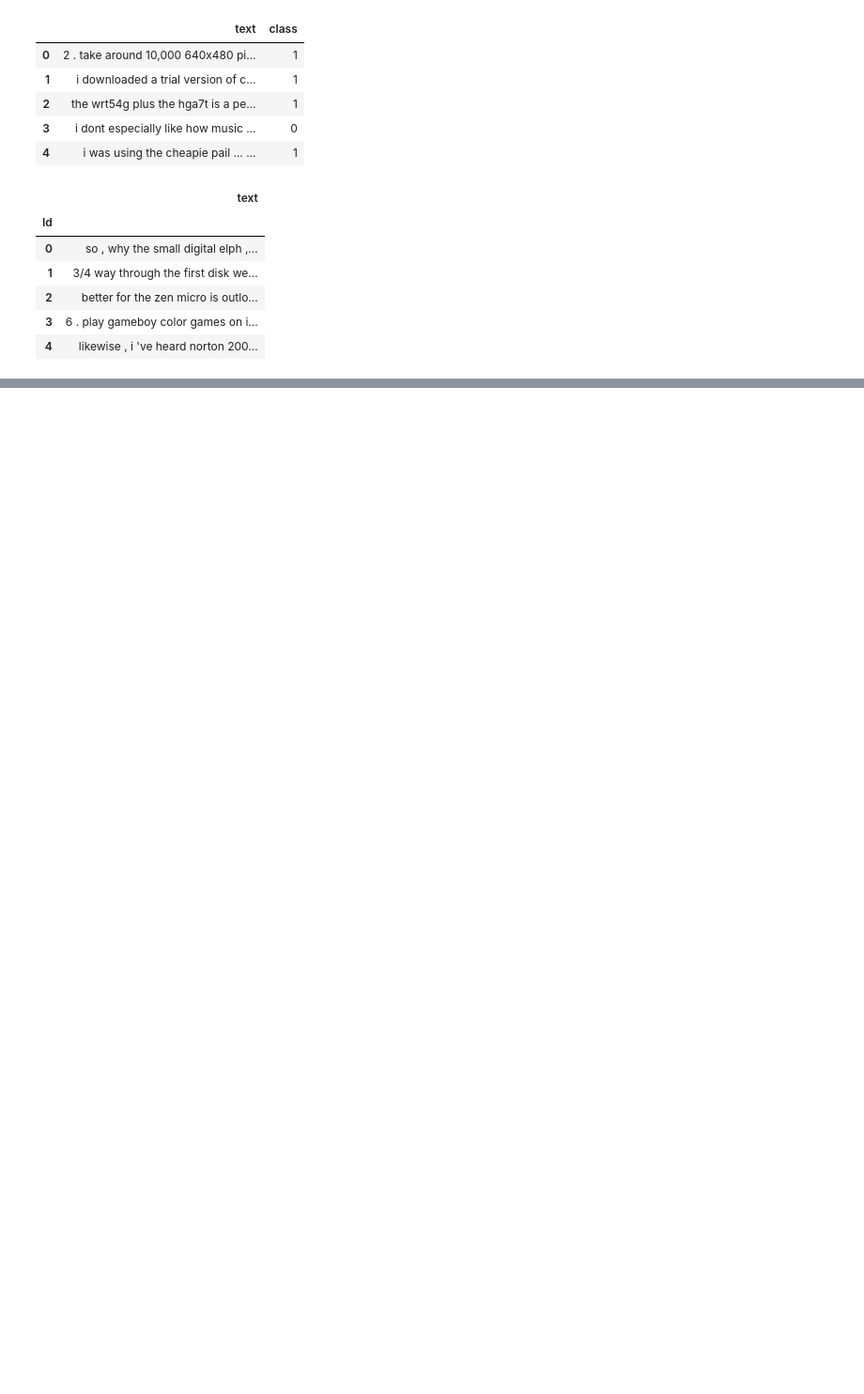
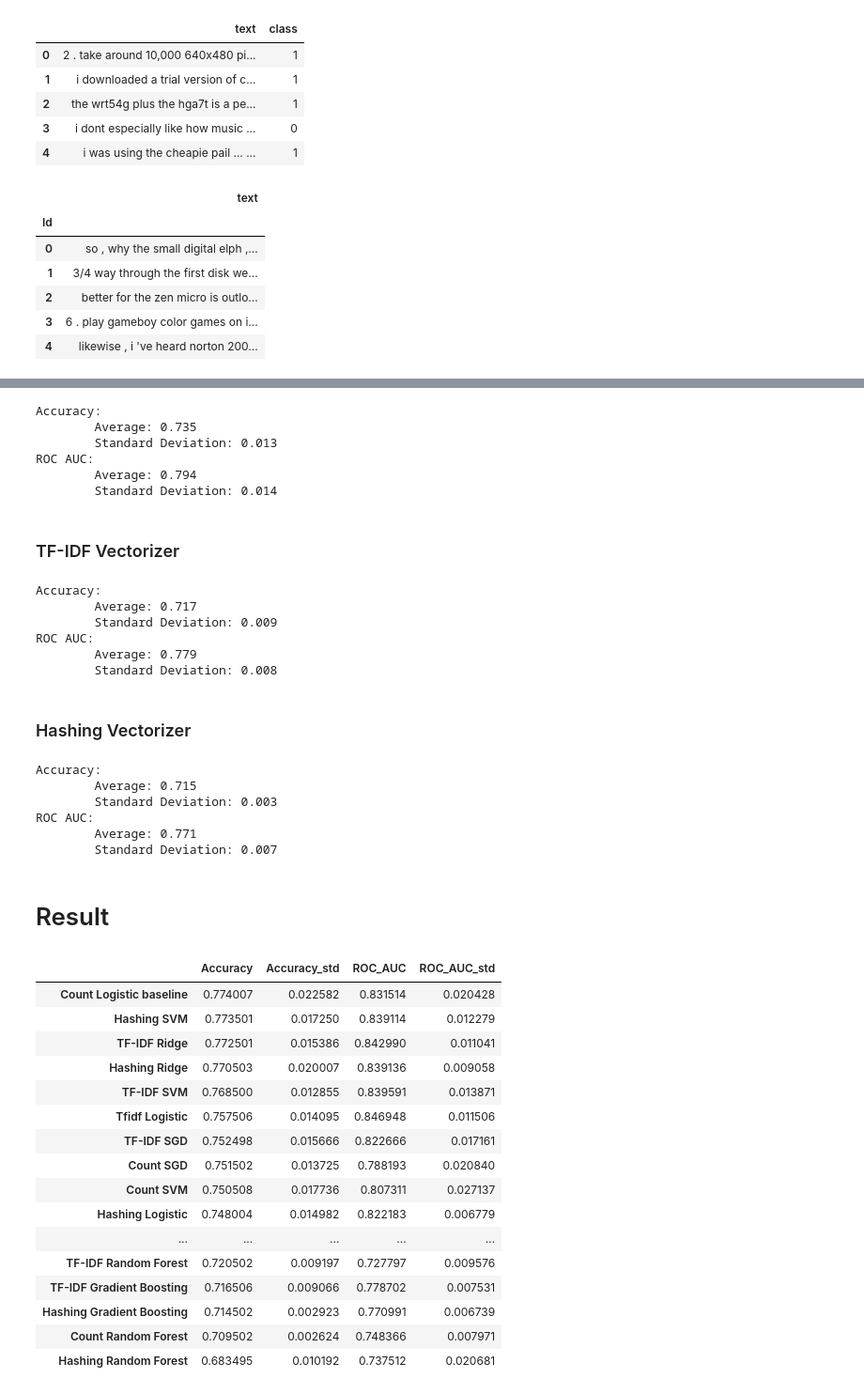
Before and after one commit to Agaspher20/DataAnalisysMipt, a Jupyter notebook: Python/6.2 DataAnalysisProject_Sentiment/week3_peer.ipynb, the cells around one changed output, grey strips where cells are left out. Shown at 94% size. Cells and saved outputs as stored; diff of their text form; code cells hidden in the pictures; blank space fills up the shorter version.

```diff
--- a/Python/6.2 DataAnalysisProject_Sentiment/week3_peer.ipynb
+++ b/Python/6.2 DataAnalysisProject_Sentiment/week3_peer.ipynb
@@ -92,0 +447,8 @@ Main features: ['great', 'love', 'excellent', 'easy', 'only']
+# %%
+random_forest_hashing_pipe = Pipeline([("vectorize", HashingVectorizer()), ("model", RandomForestClassifier())])
+results = score_model(
+    "Hashing Random Forest",
+    random_forest_hashing_pipe,
+    results,
+    result_columns
+)
@@ -92,0 +466,71 @@ Main features: ['great', 'love', 'excellent', 'easy', 'only']
+# %%
+grad_boost_count_pipe = Pipeline([("vectorize", CountVectorizer()), ("model", GradientBoostingClassifier())])
+results = score_model(
+    "Count Gradient Boosting",
+    grad_boost_count_pipe,
+    results,
+    result_columns
+)
+# %% [output]
+Accuracy:
+        Average: 0.735
+        Standard Deviation: 0.013
+ROC AUC:
+        Average: 0.794
+        Standard Deviation: 0.014
+# %% [markdown]
+### TF-IDF Vectorizer
+# %%
+grad_boost_tfidf_pipe = Pipeline([("vectorize", TfidfVectorizer()), ("model", GradientBoostingClassifier())])
+results = score_model(
+    "TF-IDF Gradient Boosting",
+    grad_boost_tfidf_pipe,
+    results,
+    result_columns
+)
+# %% [output]
+Accuracy:
+        Average: 0.717
+        Standard Deviation: 0.009
+ROC AUC:
+        Average: 0.779
+        Standard Deviation: 0.008
+# %% [markdown]
+### Hashing Vectorizer
+# %%
+grad_boost_hashing_pipe = Pipeline([("vectorize", HashingVectorizer()), ("model", GradientBoostingClassifier())])
+results = score_model(
+    "Hashing Gradient Boosting",
+    grad_boost_hashing_pipe,
+    results,
+    result_columns
+)
+# %% [output]
+Accuracy:
+        Average: 0.715
+        Standard Deviation: 0.003
+ROC AUC:
+        Average: 0.771
+        Standard Deviation: 0.007
+# %% [markdown]
+# Result
+# %%
+results.sort_values("Accuracy", ascending=False)
+# %% [output]
+|  | Accuracy | Accuracy_std | ROC_AUC | ROC_AUC_std |
+| Count Logistic baseline | 0.774007 | 0.022582 | 0.831514 | 0.020428 |
+| Hashing SVM | 0.773501 | 0.017250 | 0.839114 | 0.012279 |
+| TF-IDF Ridge | 0.772501 | 0.015386 | 0.842990 | 0.011041 |
+| Hashing Ridge | 0.770503 | 0.020007 | 0.839136 | 0.009058 |
+| TF-IDF SVM | 0.768500 | 0.012855 | 0.839591 | 0.013871 |
+| Tfidf Logistic | 0.757506 | 0.014095 | 0.846948 | 0.011506 |
+| TF-IDF SGD | 0.752498 | 0.015666 | 0.822666 | 0.017161 |
+| Count SGD | 0.751502 | 0.013725 | 0.788193 | 0.020840 |
+| Count SVM | 0.750508 | 0.017736 | 0.807311 | 0.027137 |
+| Hashing Logistic | 0.748004 | 0.014982 | 0.822183 | 0.006779 |
+| ... | ... | ... | ... | ... |
+| TF-IDF Random Forest | 0.720502 | 0.009197 | 0.727797 | 0.009576 |
+| TF-IDF Gradient Boosting | 0.716506 | 0.009066 | 0.778702 | 0.007531 |
+| Hashing Gradient Boosting | 0.714502 | 0.002923 | 0.770991 | 0.006739 |
+| Count Random Forest | 0.709502 | 0.002624 | 0.748366 | 0.007971 |
+| Hashing Random Forest | 0.683495 | 0.010192 | 0.737512 | 0.020681 |
```
Also changed, not shown: parts of 50 cells of this notebook, 10 other files.
